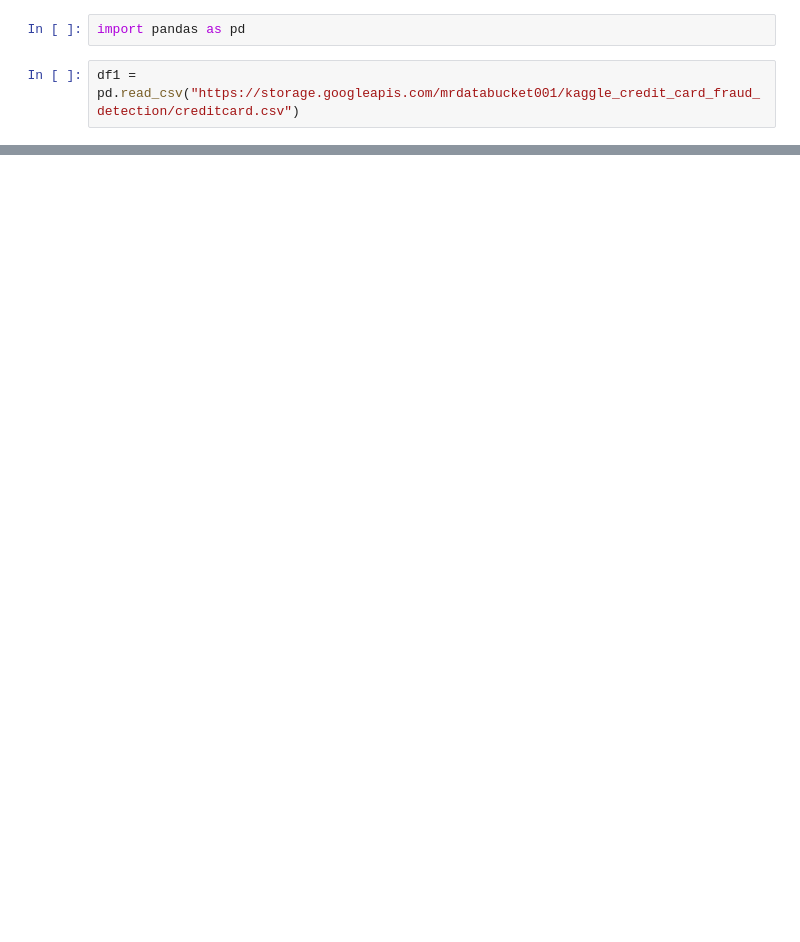
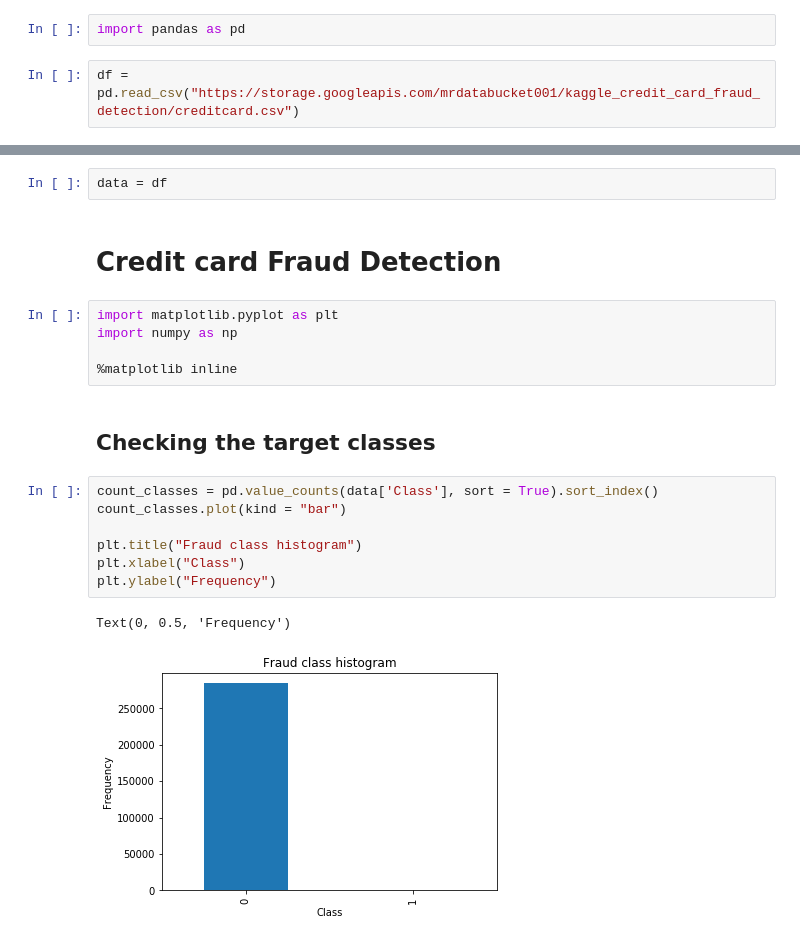
Before and after one commit to mragungsetiaji/kaggle, a Jupyter notebook: fraud_detection/credit_card_fraud_detection.ipynb, the cells around one changed output, grey strips where cells are left out. Drawn from its saved outputs; the diff is of its cells as text; blank space fills up the shorter version.

```diff
--- a/fraud_detection/credit_card_fraud_detection.ipynb
+++ b/fraud_detection/credit_card_fraud_detection.ipynb
@@ -3,4 +3,4 @@
 # %%
 import pandas as pd
 # %%
-df1 = pd.read_csv("https://storage.googleapis.com/mrdatabucket001/kaggle_credit_card_fraud_detection/creditcard.csv")
+df = pd.read_csv("https://storage.googleapis.com/mrdatabucket001/kaggle_credit_card_fraud_detection/creditcard.csv")
@@ -27,0 +17,21 @@ df1
+# %%
+data = df
+# %% [markdown]
+# Credit card Fraud Detection
+# %%
+import matplotlib.pyplot as plt
+import numpy as np
+
+%matplotlib inline
+# %% [markdown]
+## Checking the target classes
+# %%
+count_classes = pd.value_counts(data['Class'], sort = True).sort_index()
+count_classes.plot(kind = "bar")
+
+plt.title("Fraud class histogram")
+plt.xlabel("Class")
+plt.ylabel("Frequency")
+# %% [output]
+Text(0, 0.5, 'Frequency')
+[figure, added]
```
Also changed, not shown: parts of 33 cells of this notebook.
